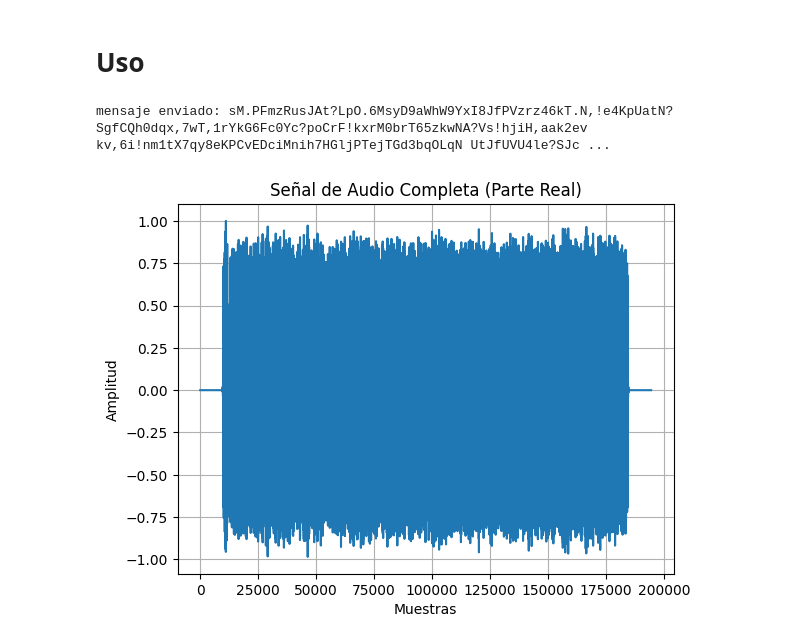
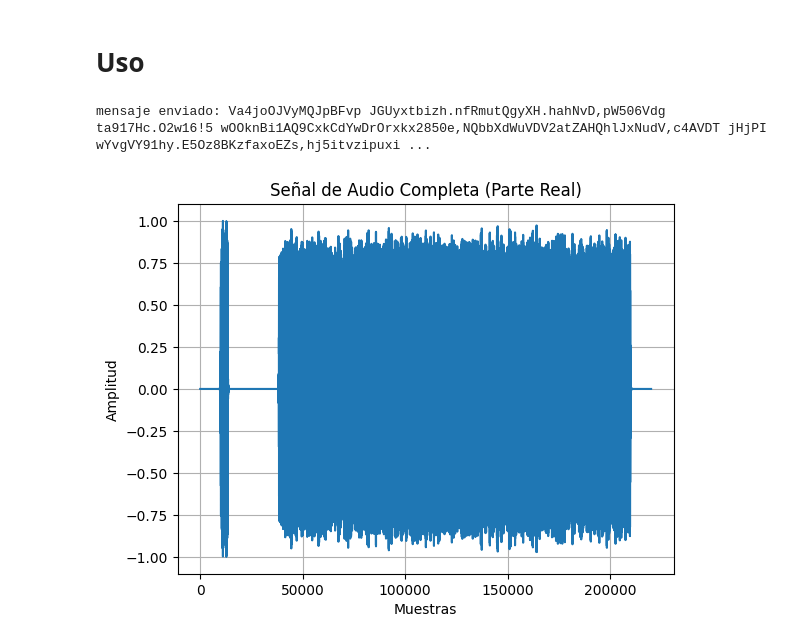
Before and after one commit to jbcgames/Proyecto-PDS, a Jupyter notebook: Transmisor.ipynb, the cells around one changed output. Drawn from its saved outputs; the diff is of its cells as text; code cells hidden in the pictures.

```diff
--- a/Transmisor.ipynb
+++ b/Transmisor.ipynb
@@ -365,11 +365,11 @@ import numpy as np
 # Barker 13 en ±1
 BARKER13 = np.array([+1, +1, +1, +1, +1, -1, -1, +1, +1, -1, +1, -1, +1], dtype=float)
 
-def generate_pilot_symbols():
+def generate_pilot_symbols(repeticiones=10):
     """
     Devuelve los símbolos complejos BPSK de la secuencia Barker 13.
     """
-    return BARKER13.astype(float) + 0j  # eje I
+    return np.tile(BARKER13, repeticiones).astype(complex)
 
 def pilot_rrc_waveform(rrc_taps, sps):
     """
@@ -522,35 +522,35 @@ mensaje = ''.join(np.random.choice(
     size=500
 ))
 #mensaje = "Hola, este es un mensaje de prueba para la transmisión utilizando 8-PSK y pulso Raised-Cosine Raíz."
 print(f"mensaje enviado: {mensaje}")
 
 tx_bb_frame, pilot_bb, meta = build_frame_from_text(
     mensaje,
     fs=FS,
     sps=SPS,
     beta=BETA,
     span=SPAN,
     bits_per_symbol=BITS_PER_SYMBOL,  # =3 para 8PSK
-    guard_ms=5.0,
+    guard_ms=500.0,
     pre_silence_ms=200.0,
     post_silence_ms=200.0
 )
 
-fc = 1000  # tu portadora
+fc = 4000  # tu portadora
 tx_audio = modulate_to_passband(tx_bb_frame, fc, FS)
 
 
 # Graficar la señal de audio completa
 plt.figure()
 plt.plot(tx_audio)
 plt.title("Señal de Audio Completa (Parte Real)")
 plt.xlabel("Muestras")
 plt.ylabel("Amplitud")
 plt.grid()
 plt.show()
 
 play_audio(tx_audio, FS)
 # %% [output]
-mensaje enviado: sM.PFmzRusJAt?LpO.6MsyD9aWhW9YxI8JfPVzrz46kT.N,!e4KpUatN?SgfCQh0dqx,7wT,1rYkG6Fc0Yc?poCrF!kxrM0brT65zkwNA?Vs!hjiH,aak2ev kv,6i!nm1tX7qy8eKPCvEDciMnih7HGljPTejTGd3bqOLqN UtJfUVU4le?SJc ...
+mensaje enviado: Va4joOJVyMQJpBFvp JGUyxtbizh.nfRmutQgyXH.hahNvD,pW506Vdg ta917Hc.O2w16!5 wOOknBi1AQ9CxkCdYwDrOrxkx2850e,NQbbXdWuVDV2atZAHQhlJxNudV,c4AVDT jHjPI wYvgVY91hy.E5Oz8BKzfaxoEZs,hj5itvzipuxi ...
-[figure, old version]
+[figure, new version]
 [interactive output not drawn]
```
Also changed, not shown: parts of 5 cells of this notebook, 5 other files.
